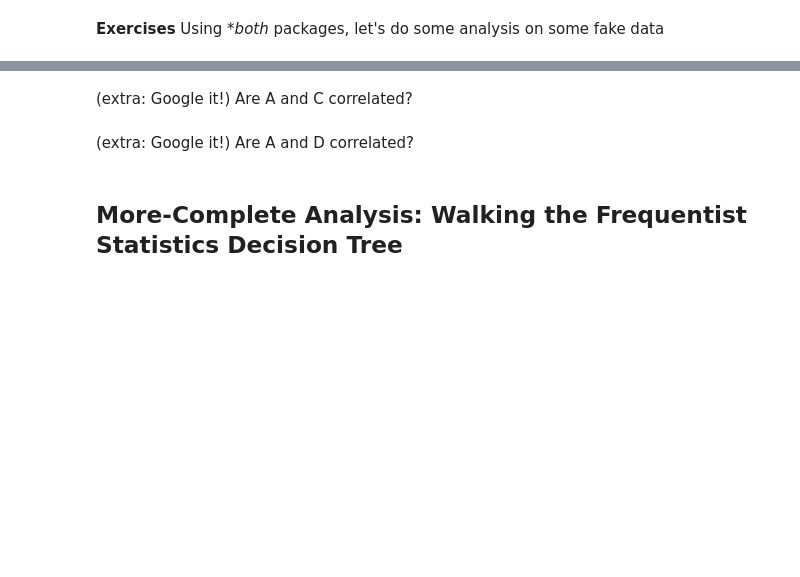
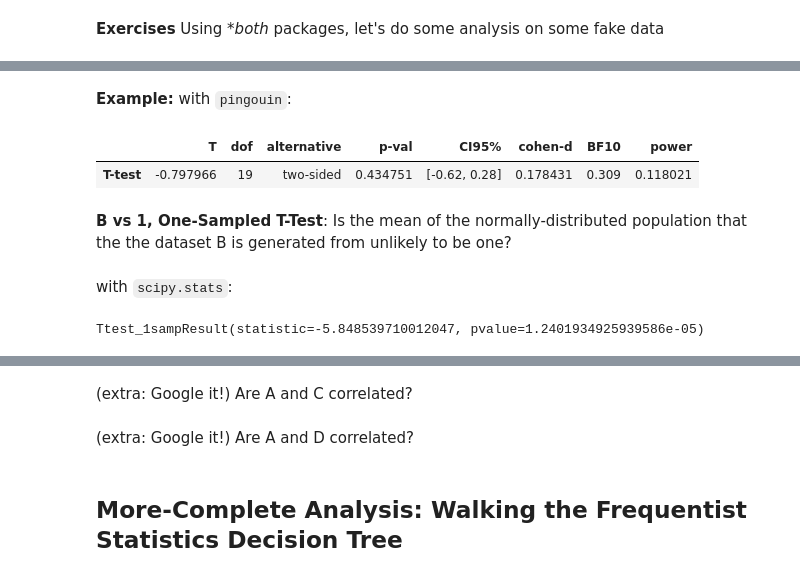
Before and after one commit to nickdelgrosso/CodeTeachingMaterials, a Jupyter notebook: topics/4_2_StatsWithScipyStatsAndPingouin/StatsWithScipyStatsAndPingouin.ipynb, the cells around one changed output, grey strips where cells are left out. Saved outputs shown, nothing was run; the diff lists cells and outputs as text; code cells hidden in the pictures; blank space fills up the shorter version.

```diff
--- a/topics/4_2_StatsWithScipyStatsAndPingouin/StatsWithScipyStatsAndPingouin.ipynb
+++ b/topics/4_2_StatsWithScipyStatsAndPingouin/StatsWithScipyStatsAndPingouin.ipynb
@@ -67,0 +59,15 @@ Do all Pairwise Tests (all vs all)
+# %% [markdown]
+**Example:** with `pingouin`:
+# %%
+pg.ttest(df['A'], 0)
+# %% [output]
+|  | T | dof | alternative | p-val | CI95% | cohen-d | BF10 | power |
+| T-test | -0.797966 | 19 | two-sided | 0.434751 | [-0.62, 0.28] | 0.178431 | 0.309 | 0.118021 |
+# %% [markdown]
+**B vs 1, One-Sampled T-Test**: Is the mean of the normally-distributed population that the the dataset B is generated from unlikely to be one?
+# %% [markdown]
+with `scipy.stats`:
+# %%
+stats.ttest_1samp(df['B'], 1)
+# %% [output]
+Ttest_1sampResult(statistic=-5.848539710012047, pvalue=1.2401934925939586e-05)
```
Also changed, not shown: parts of 42 cells of this notebook, 5 other files.
